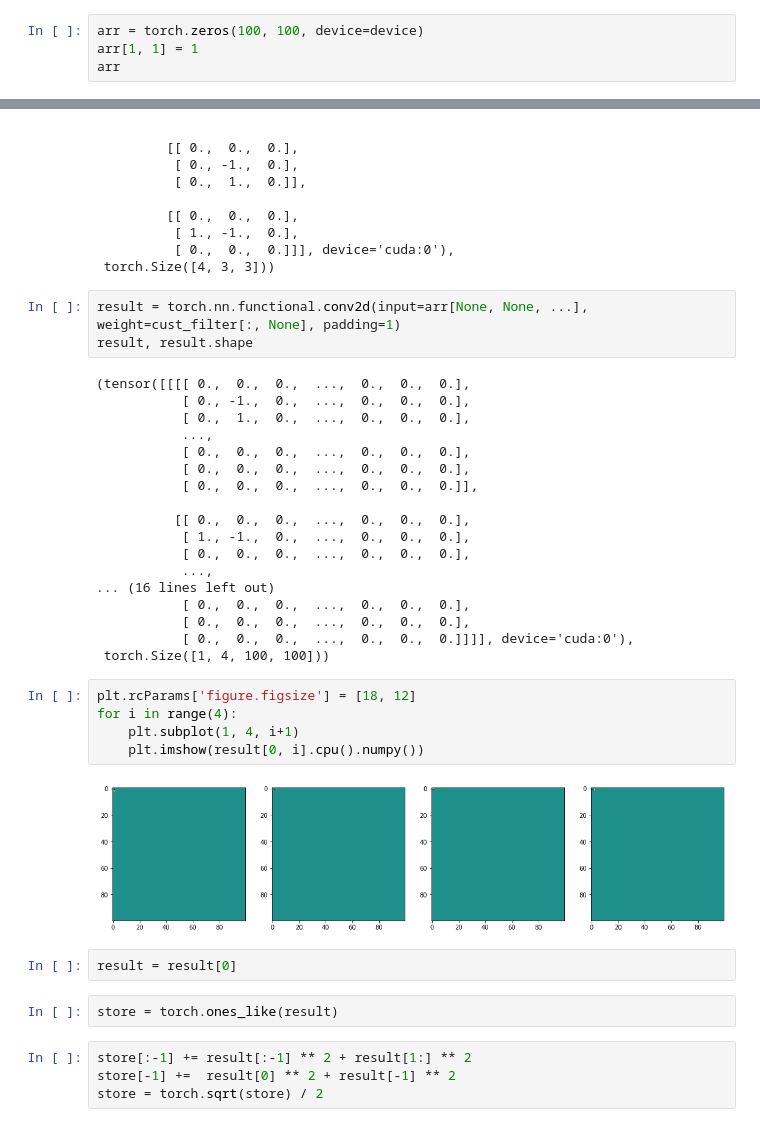
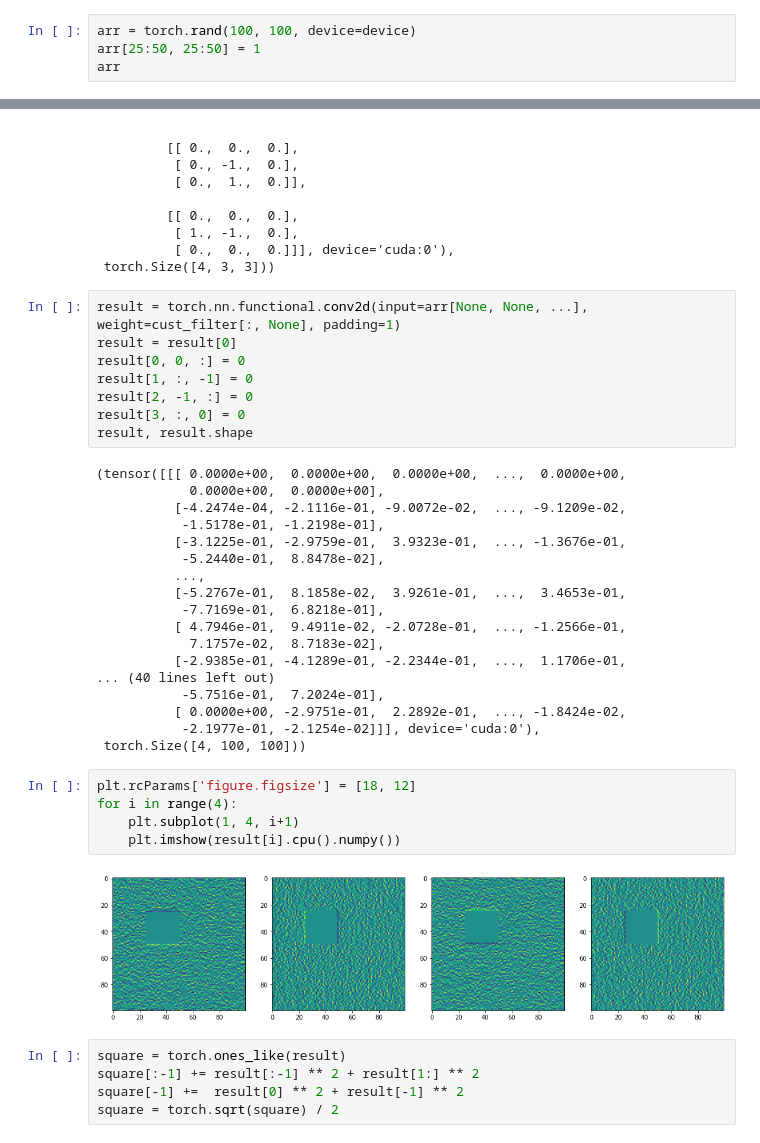
Before and after one commit to adelkaiarullin/shortest-path, a Jupyter notebook: heat.ipynb, the cells around one changed output, grey strips where cells are left out. Saved outputs shown, nothing was run; the diff lists cells and outputs as text.

```diff
--- a/heat.ipynb
+++ b/heat.ipynb
@@ -11,7 +11,7 @@ device
 # %% [output]
 'cuda'
 # %%
-arr = torch.zeros(100, 100, device=device)
-arr[1, 1] = 1
+arr = torch.rand(100, 100, device=device)
+arr[25:50, 25:50] = 1
 arr
 # %% [output]
@@ -53,37 +51,39 @@ cust_filter, cust_filter.shape
  torch.Size([4, 3, 3]))
 # %%
 result = torch.nn.functional.conv2d(input=arr[None, None, ...], weight=cust_filter[:, None], padding=1)
+result = result[0]
+result[0, 0, :] = 0
+result[1, :, -1] = 0
+result[2, -1, :] = 0
+result[3, :, 0] = 0
 result, result.shape
 # %% [output]
-(tensor([[[[ 0.,  0.,  0.,  ...,  0.,  0.,  0.],
-           [ 0., -1.,  0.,  ...,  0.,  0.,  0.],
-           [ 0.,  1.,  0.,  ...,  0.,  0.,  0.],
-           ...,
-           [ 0.,  0.,  0.,  ...,  0.,  0.,  0.],
-           [ 0.,  0.,  0.,  ...,  0.,  0.,  0.],
-           [ 0.,  0.,  0.,  ...,  0.,  0.,  0.]],
-
-          [[ 0.,  0.,  0.,  ...,  0.,  0.,  0.],
-           [ 1., -1.,  0.,  ...,  0.,  0.,  0.],
-           [ 0.,  0.,  0.,  ...,  0.,  0.,  0.],
-           ...,
-... (16 lines left out)
-           [ 0.,  0.,  0.,  ...,  0.,  0.,  0.],
-           [ 0.,  0.,  0.,  ...,  0.,  0.,  0.],
-           [ 0.,  0.,  0.,  ...,  0.,  0.,  0.]]]], device='cuda:0'),
- torch.Size([1, 4, 100, 100]))
+(tensor([[[ 0.0000e+00,  0.0000e+00,  0.0000e+00,  ...,  0.0000e+00,
+            0.0000e+00,  0.0000e+00],
+          [-4.2474e-04, -2.1116e-01, -9.0072e-02,  ..., -9.1209e-02,
+           -1.5178e-01, -1.2198e-01],
+          [-3.1225e-01, -2.9759e-01,  3.9323e-01,  ..., -1.3676e-01,
+           -5.2440e-01,  8.8478e-02],
+          ...,
+          [-5.2767e-01,  8.1858e-02,  3.9261e-01,  ...,  3.4653e-01,
+           -7.7169e-01,  6.8218e-01],
+          [ 4.7946e-01,  9.4911e-02, -2.0728e-01,  ..., -1.2566e-01,
+            7.1757e-02,  8.7183e-02],
+          [-2.9385e-01, -4.1289e-01, -2.2344e-01,  ...,  1.1706e-01,
+... (40 lines left out)
+           -5.7516e-01,  7.2024e-01],
+          [ 0.0000e+00, -2.9751e-01,  2.2892e-01,  ..., -1.8424e-02,
+           -2.1977e-01, -2.1254e-02]]], device='cuda:0'),
+ torch.Size([4, 100, 100]))
 # %%
 plt.rcParams['figure.figsize'] = [18, 12]
 for i in range(4):
     plt.subplot(1, 4, i+1)
-    plt.imshow(result[0, i].cpu().numpy())
+    plt.imshow(result[i].cpu().numpy())
 # %% [output]
-[figure, old version]
+[figure, new version]
-# %%
-result = result[0]
-# %%
-store = torch.ones_like(result)
 # %%
-store[:-1] += result[:-1] ** 2 + result[1:] ** 2
-store[-1] +=  result[0] ** 2 + result[-1] ** 2
-store = torch.sqrt(store) / 2
+square = torch.ones_like(result)
+square[:-1] += result[:-1] ** 2 + result[1:] ** 2
+square[-1] +=  result[0] ** 2 + result[-1] ** 2
+square = torch.sqrt(square) / 2
```
Also changed, not shown: parts of 10 cells of this notebook.
